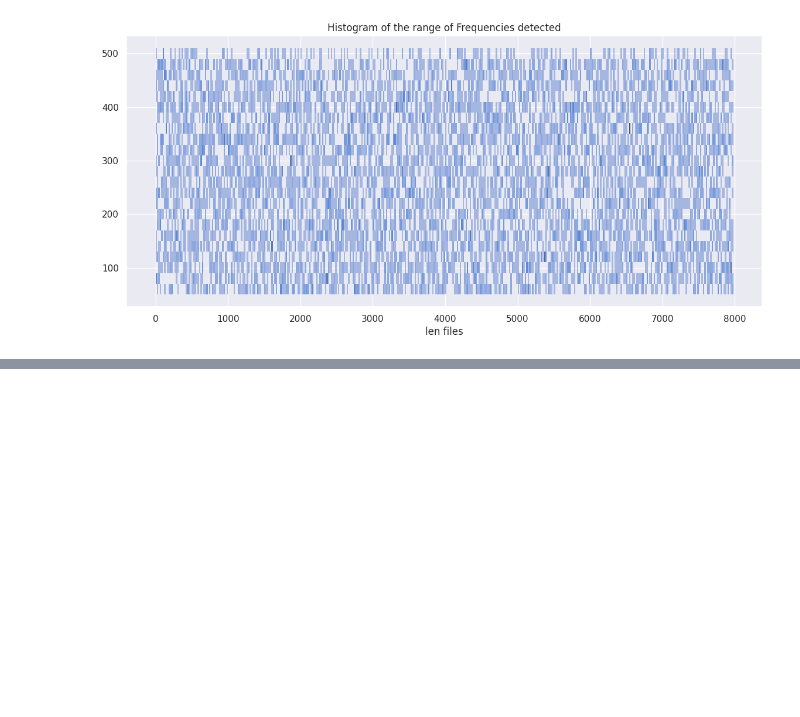
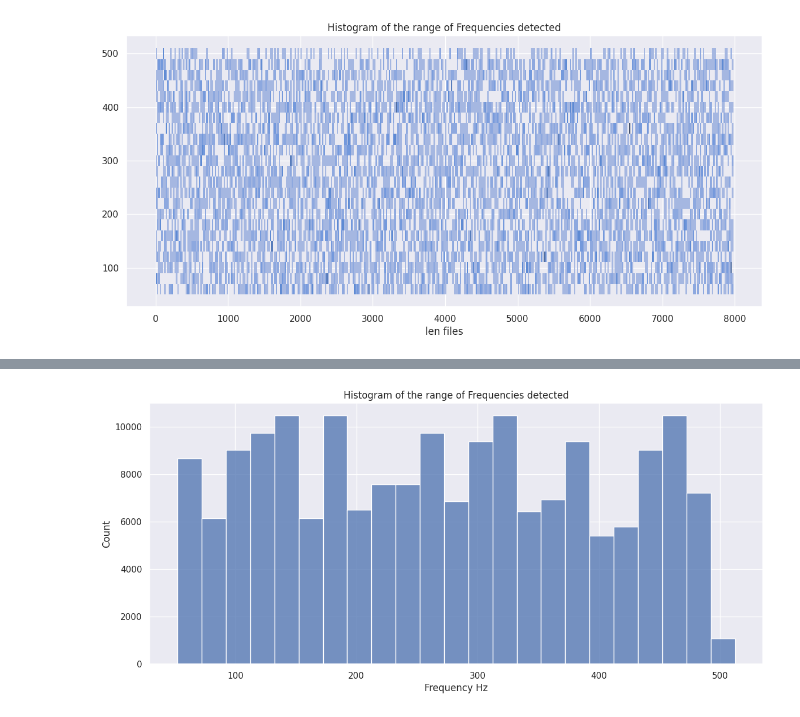
Before and after one commit to bezbahen0/g2net, a Jupyter notebook: notebooks/EDA.ipynb, the cells around one changed output, grey strips where cells are left out. Saved outputs shown, nothing was run; the diff lists cells and outputs as text; code cells hidden in the pictures; blank space fills up the shorter version.

```diff
--- a/notebooks/EDA.ipynb
+++ b/notebooks/EDA.ipynb
@@ -8,6 +8,7 @@ sns.set_theme()
 # %%
 TRAIN_PATH = "../data/raw/g2net-detecting-continuous-gravitational-waves/train"
 TEST_PATH = "../data/raw/g2net-detecting-continuous-gravitational-waves/test"
+GEN_PATH = "../data/generated/gen-test/"
 # %%
 def load_hdf5(file_path):
     data = {}
@@ -99,3 +103,12 @@ plt.xlabel('len files')
 plt.show()
 # %% [output]
 [figure]
+# %%
+data = []
+L1_timestamps = []
+H1_timestamps = []
+labels = []
+freq = []
+for p in tqdm(os.listdir(GEN_PATH), total=len(os.listdir(GEN_PATH))):
+    data = load_hdf5(os.path.join(GEN_PATH, p))
+    freq.append(data['frequency_Hz'])
@@ -101,0 +136,8 @@ plt.show()
+# %%
+plt.figure(figsize=(14,6))
+sns.histplot(x=list(np.hstack(freq)), binwidth=20)
+plt.title('Histogram of the range of Frequencies detected')
+plt.xlabel('Frequency Hz')
+plt.show()
+# %% [output]
+[figure, added]
```
Also changed, not shown: parts of 9 cells of this notebook, 5 other files.
